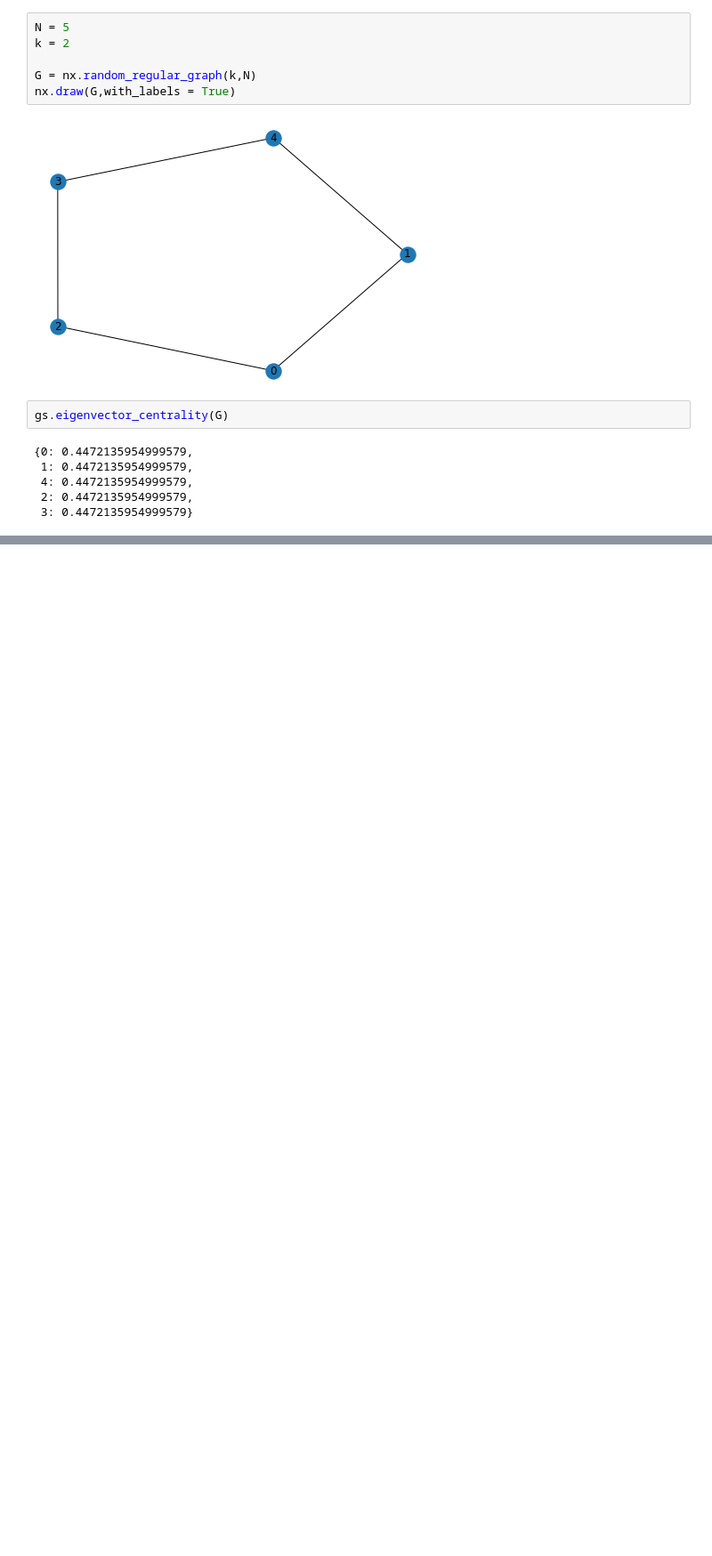
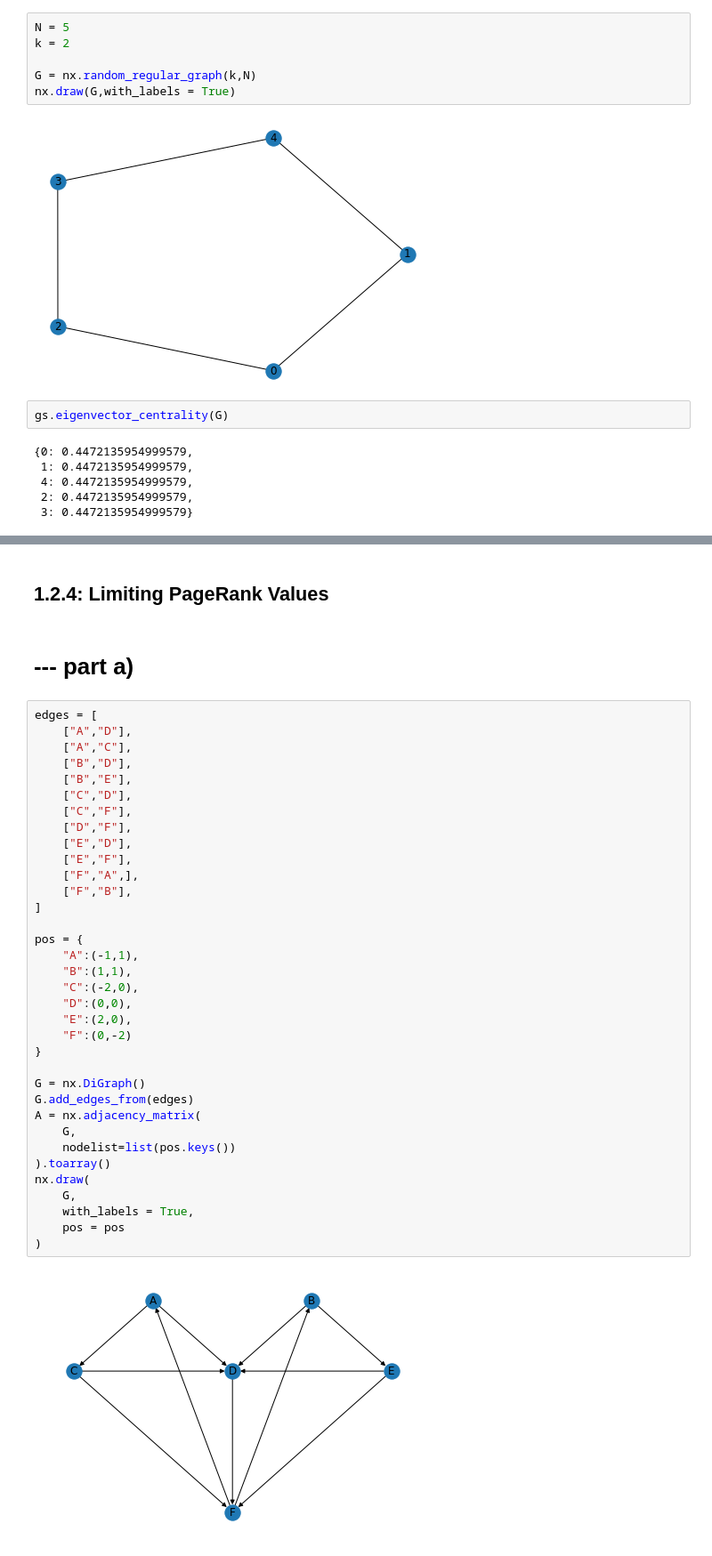
Before and after one commit to bacelii/graph_tools, a Jupyter notebook: Applications/Networks/Homework_1_Network_Measures_Centrality_Community_Detection/Homework_1_Network_Measures_Centrality_Community_Detection_Celii.ipynb, the cells around one changed output, grey strips where cells are left out. Shown: that part at 89% size. Saved outputs shown, nothing was run; the diff lists cells and outputs as text; blank space fills up the shorter version.

```diff
--- a/Applications/Networks/Homework_1_Network_Measures_Centrality_Community_Detection/Homework_1_Network_Measures_Centrality_Community_Detection_Celii.ipynb
+++ b/Applications/Networks/Homework_1_Network_Measures_Centrality_Community_Detection/Homework_1_Network_Measures_Centrality_Community_Detection_Celii.ipynb
@@ -264,0 +345,41 @@ gs.eigenvector_centrality(G)
+# %% [markdown]
+## 1.2.4: Limiting PageRank Values
+# %% [markdown]
+# --- part a)
+# %%
+edges = [
+    ["A","D"],
+    ["A","C"],
+    ["B","D"],
+    ["B","E"],
+    ["C","D"],
+    ["C","F"],
+    ["D","F"],
+    ["E","D"],
+    ["E","F"],
+    ["F","A",],
+    ["F","B"],
+]
+
+pos = {
+    "A":(-1,1),
+    "B":(1,1),
+    "C":(-2,0),
+    "D":(0,0),
+    "E":(2,0),
+    "F":(0,-2)
+}
+
+G = nx.DiGraph()
+G.add_edges_from(edges)
+A = nx.adjacency_matrix(
+    G,
+    nodelist=list(pos.keys())
+).toarray()
+nx.draw(
+    G,
+    with_labels = True,
+    pos = pos
+)
+# %% [output]
+[figure, added]
```
Also changed, not shown: parts of 28 cells of this notebook.
